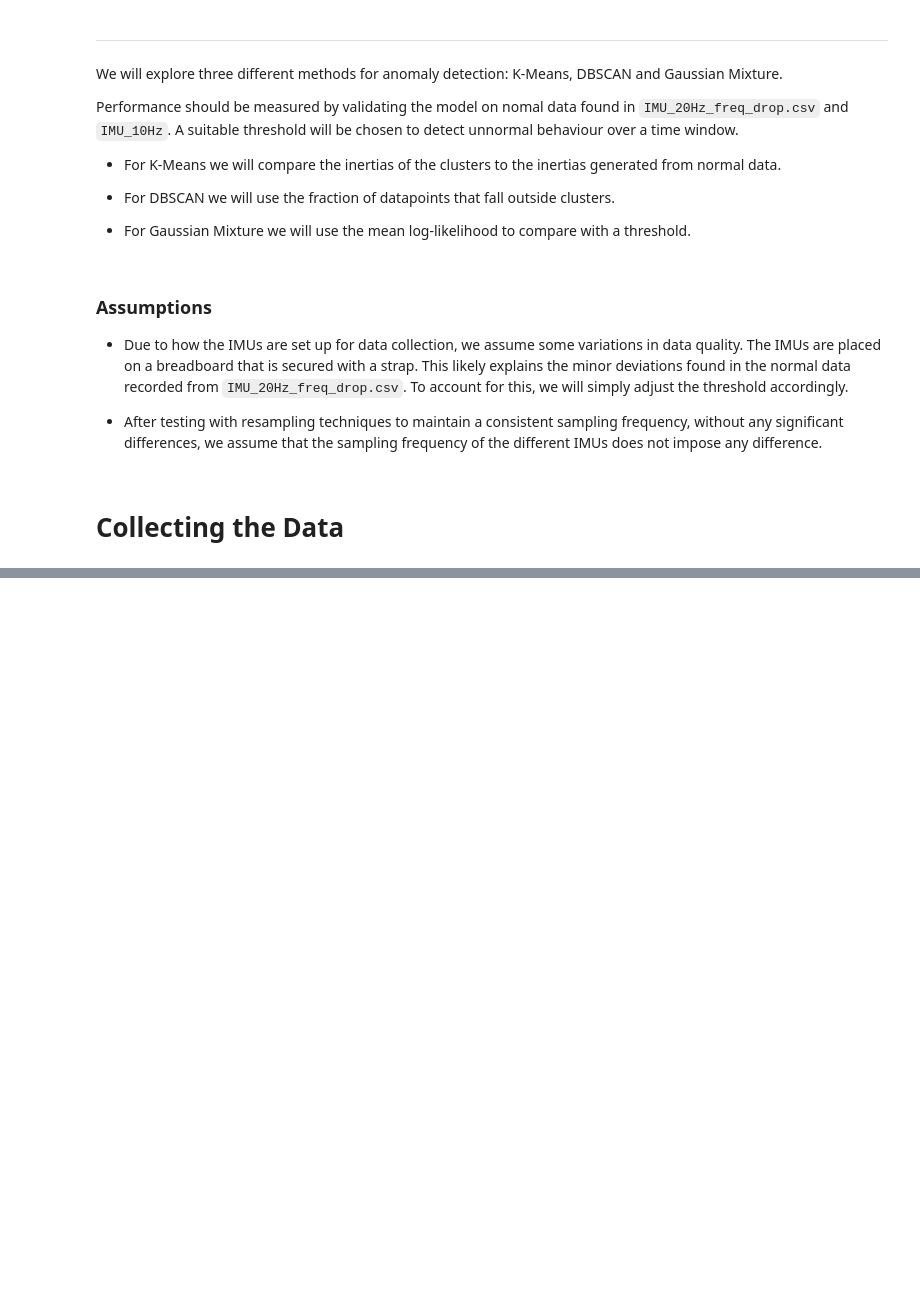
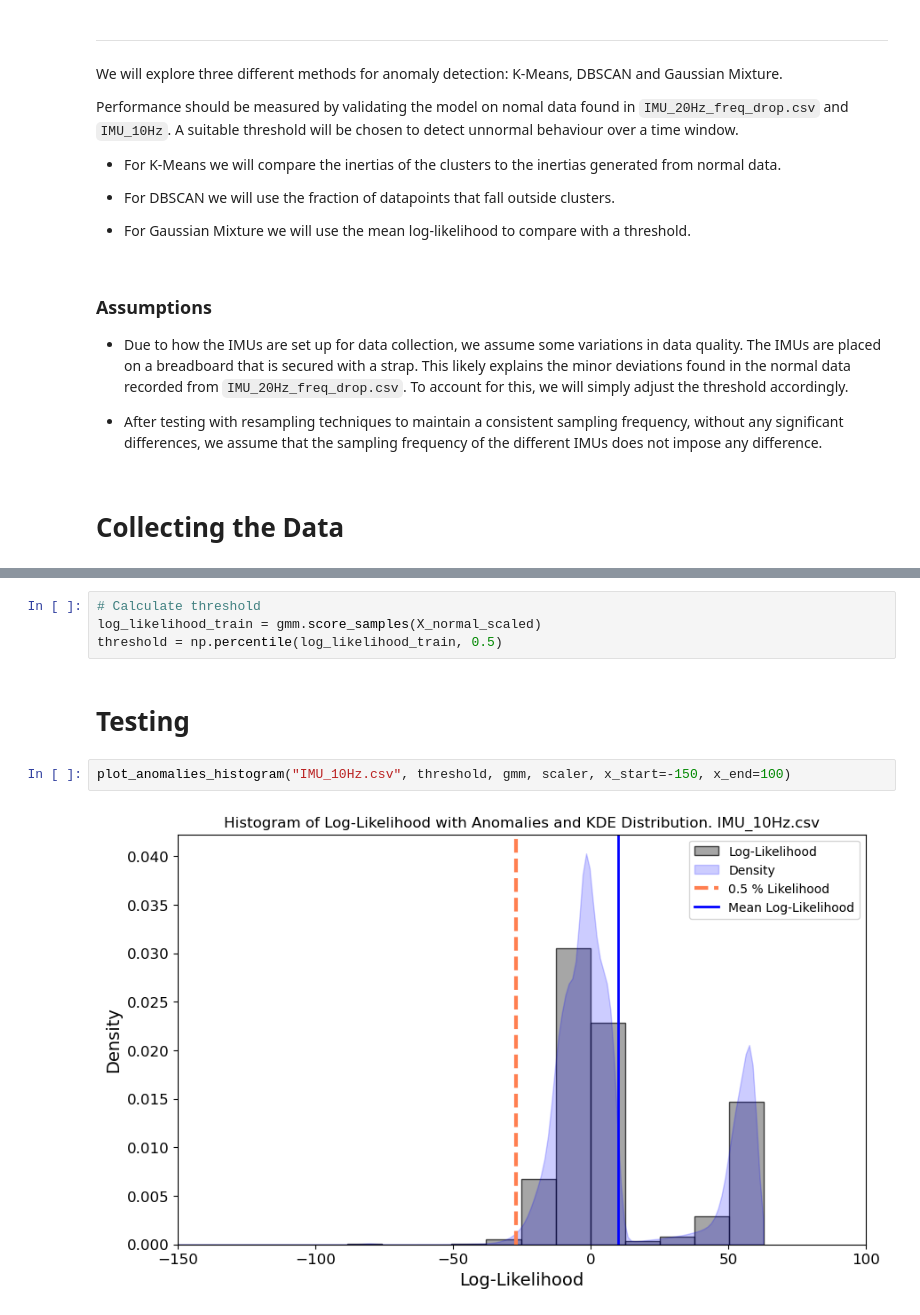
Before and after one commit to Hakonimatata/MachineLearningV2, a Jupyter notebook: Assignment_2/A2_Submission.ipynb, the cells around one changed output, grey strips where cells are left out. Cells and saved outputs as stored; diff of their text form; blank space fills up the shorter version.

```diff
--- a/Assignment_2/A2_Submission.ipynb
+++ b/Assignment_2/A2_Submission.ipynb
@@ -35,0 +405,10 @@ https://www.kaggle.com/datasets/hkayan/industrial-robotic-arm-imu-data-casper-1-
+# %%
+# Calculate threshold
+log_likelihood_train = gmm.score_samples(X_normal_scaled)
+threshold = np.percentile(log_likelihood_train, 0.5)
+# %% [markdown]
+# Testing
+# %%
+plot_anomalies_histogram("IMU_10Hz.csv", threshold, gmm, scaler, x_start=-150, x_end=100)
+# %% [output]
+[figure, added]
```
Also changed, not shown: parts of 36 cells of this notebook.
